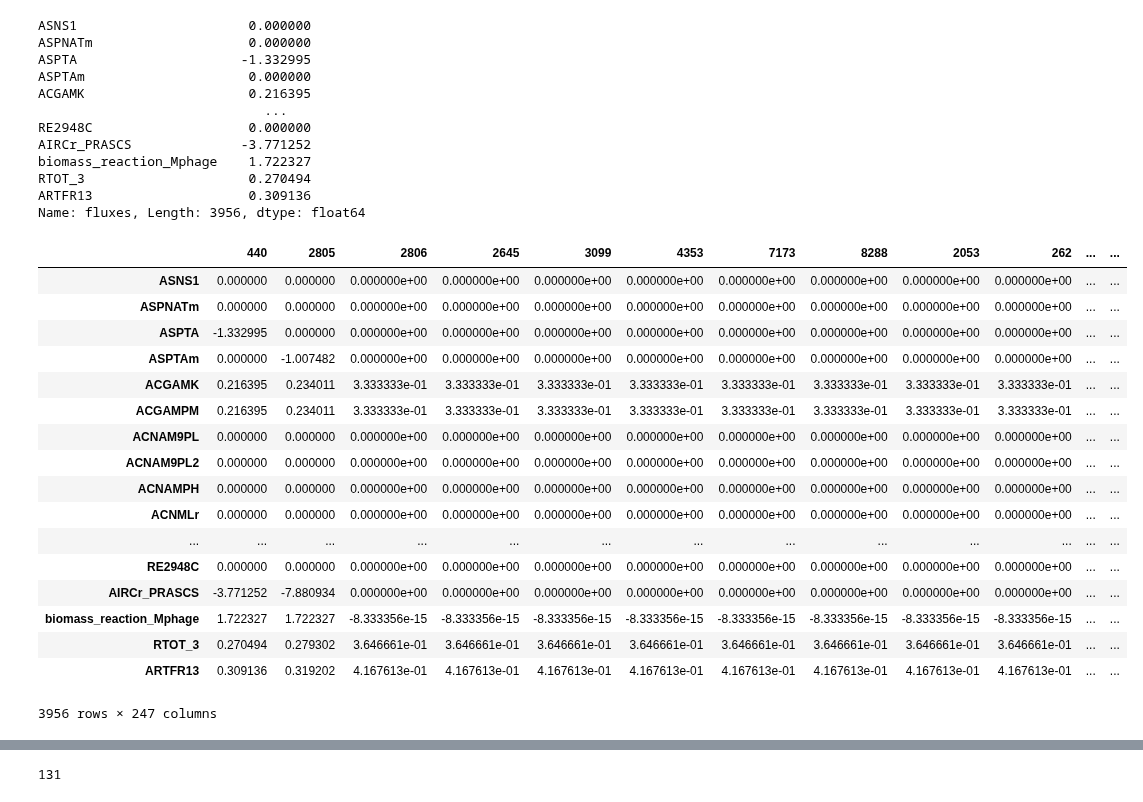
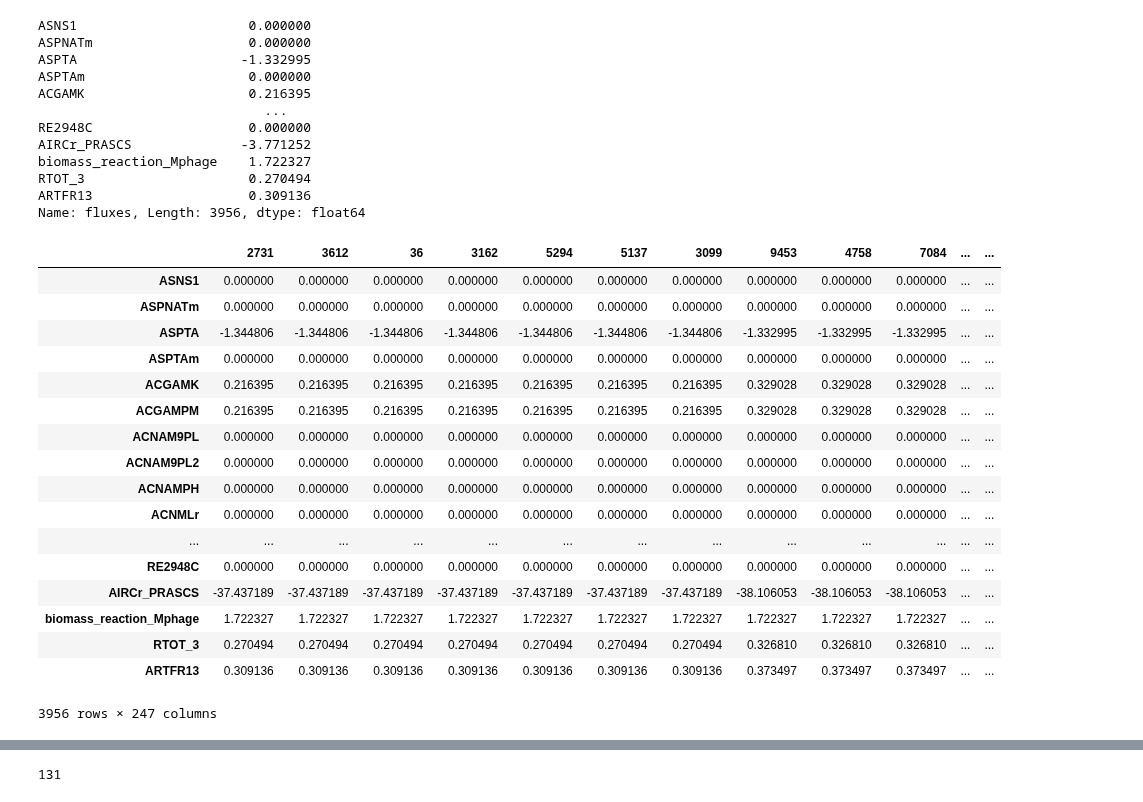
Before and after one commit to HelikarLab/COMO, a Jupyter notebook: py/cobrapy_test_scratch.ipynb, the cells around one changed output, grey strips where cells are left out. Saved outputs shown, nothing was run; the diff lists cells and outputs as text; code cells hidden in the pictures.

```diff
--- a/py/cobrapy_test_scratch.ipynb
+++ b/py/cobrapy_test_scratch.ipynb
@@ -166,33 +168,32 @@ Name: fluxes, Length: 3956, dtype: float64
 # %%
 model_opt = model.optimize().to_frame()
 
 fluxsolution = pd.DataFrame()
-for i in range(len(model.genes)):
-    if not model.genes[i].id in DT_model:
-        continue
-    model.genes[i].knock_out()
+for id in DT_model:
+    gene = model.genes.get_by_id(id)
+    gene.knock_out()
     opt_model = model.optimize().to_frame()
-    fluxsolution[model.genes[i].id]=opt_model['fluxes']
+    fluxsolution[id]=opt_model['fluxes']
 
 fluxsolution
 # %% [output]
-|  | 440 | 2805 | 2806 | 2645 | 3099 | 4353 | 7173 | 8288 | 2053 | 262 | ... | ... |
-| ASNS1 | 0.000000 | 0.000000 | 0.000000e+00 | 0.000000e+00 | 0.000000e+00 | 0.000000e+00 | 0.000000e+00 | 0.000000e+00 | 0.000000e+00 | 0.000000e+00 | ... | ... |
-| ASPNATm | 0.000000 | 0.000000 | 0.000000e+00 | 0.000000e+00 | 0.000000e+00 | 0.000000e+00 | 0.000000e+00 | 0.000000e+00 | 0.000000e+00 | 0.000000e+00 | ... | ... |
-| ASPTA | -1.332995 | 0.000000 | 0.000000e+00 | 0.000000e+00 | 0.000000e+00 | 0.000000e+00 | 0.000000e+00 | 0.000000e+00 | 0.000000e+00 | 0.000000e+00 | ... | ... |
-| ASPTAm | 0.000000 | -1.007482 | 0.000000e+00 | 0.000000e+00 | 0.000000e+00 | 0.000000e+00 | 0.000000e+00 | 0.000000e+00 | 0.000000e+00 | 0.000000e+00 | ... | ... |
-| ACGAMK | 0.216395 | 0.234011 | 3.333333e-01 | 3.333333e-01 | 3.333333e-01 | 3.333333e-01 | 3.333333e-01 | 3.333333e-01 | 3.333333e-01 | 3.333333e-01 | ... | ... |
-| ACGAMPM | 0.216395 | 0.234011 | 3.333333e-01 | 3.333333e-01 | 3.333333e-01 | 3.333333e-01 | 3.333333e-01 | 3.333333e-01 | 3.333333e-01 | 3.333333e-01 | ... | ... |
-| ACNAM9PL | 0.000000 | 0.000000 | 0.000000e+00 | 0.000000e+00 | 0.000000e+00 | 0.000000e+00 | 0.000000e+00 | 0.000000e+00 | 0.000000e+00 | 0.000000e+00 | ... | ... |
-| ACNAM9PL2 | 0.000000 | 0.000000 | 0.000000e+00 | 0.000000e+00 | 0.000000e+00 | 0.000000e+00 | 0.000000e+00 | 0.000000e+00 | 0.000000e+00 | 0.000000e+00 | ... | ... |
-| ACNAMPH | 0.000000 | 0.000000 | 0.000000e+00 | 0.000000e+00 | 0.000000e+00 | 0.000000e+00 | 0.000000e+00 | 0.000000e+00 | 0.000000e+00 | 0.000000e+00 | ... | ... |
-| ACNMLr | 0.000000 | 0.000000 | 0.000000e+00 | 0.000000e+00 | 0.000000e+00 | 0.000000e+00 | 0.000000e+00 | 0.000000e+00 | 0.000000e+00 | 0.000000e+00 | ... | ... |
+|  | 2731 | 3612 | 36 | 3162 | 5294 | 5137 | 3099 | 9453 | 4758 | 7084 | ... | ... |
+| ASNS1 | 0.000000 | 0.000000 | 0.000000 | 0.000000 | 0.000000 | 0.000000 | 0.000000 | 0.000000 | 0.000000 | 0.000000 | ... | ... |
+| ASPNATm | 0.000000 | 0.000000 | 0.000000 | 0.000000 | 0.000000 | 0.000000 | 0.000000 | 0.000000 | 0.000000 | 0.000000 | ... | ... |
+| ASPTA | -1.344806 | -1.344806 | -1.344806 | -1.344806 | -1.344806 | -1.344806 | -1.344806 | -1.332995 | -1.332995 | -1.332995 | ... | ... |
+| ASPTAm | 0.000000 | 0.000000 | 0.000000 | 0.000000 | 0.000000 | 0.000000 | 0.000000 | 0.000000 | 0.000000 | 0.000000 | ... | ... |
+| ACGAMK | 0.216395 | 0.216395 | 0.216395 | 0.216395 | 0.216395 | 0.216395 | 0.216395 | 0.329028 | 0.329028 | 0.329028 | ... | ... |
+| ACGAMPM | 0.216395 | 0.216395 | 0.216395 | 0.216395 | 0.216395 | 0.216395 | 0.216395 | 0.329028 | 0.329028 | 0.329028 | ... | ... |
+| ACNAM9PL | 0.000000 | 0.000000 | 0.000000 | 0.000000 | 0.000000 | 0.000000 | 0.000000 | 0.000000 | 0.000000 | 0.000000 | ... | ... |
+| ACNAM9PL2 | 0.000000 | 0.000000 | 0.000000 | 0.000000 | 0.000000 | 0.000000 | 0.000000 | 0.000000 | 0.000000 | 0.000000 | ... | ... |
+| ACNAMPH | 0.000000 | 0.000000 | 0.000000 | 0.000000 | 0.000000 | 0.000000 | 0.000000 | 0.000000 | 0.000000 | 0.000000 | ... | ... |
+| ACNMLr | 0.000000 | 0.000000 | 0.000000 | 0.000000 | 0.000000 | 0.000000 | 0.000000 | 0.000000 | 0.000000 | 0.000000 | ... | ... |
 | ... | ... | ... | ... | ... | ... | ... | ... | ... | ... | ... | ... | ... |
-| RE2948C | 0.000000 | 0.000000 | 0.000000e+00 | 0.000000e+00 | 0.000000e+00 | 0.000000e+00 | 0.000000e+00 | 0.000000e+00 | 0.000000e+00 | 0.000000e+00 | ... | ... |
-| AIRCr_PRASCS | -3.771252 | -7.880934 | 0.000000e+00 | 0.000000e+00 | 0.000000e+00 | 0.000000e+00 | 0.000000e+00 | 0.000000e+00 | 0.000000e+00 | 0.000000e+00 | ... | ... |
-| biomass_reaction_Mphage | 1.722327 | 1.722327 | -8.333356e-15 | -8.333356e-15 | -8.333356e-15 | -8.333356e-15 | -8.333356e-15 | -8.333356e-15 | -8.333356e-15 | -8.333356e-15 | ... | ... |
-| RTOT_3 | 0.270494 | 0.279302 | 3.646661e-01 | 3.646661e-01 | 3.646661e-01 | 3.646661e-01 | 3.646661e-01 | 3.646661e-01 | 3.646661e-01 | 3.646661e-01 | ... | ... |
-| ARTFR13 | 0.309136 | 0.319202 | 4.167613e-01 | 4.167613e-01 | 4.167613e-01 | 4.167613e-01 | 4.167613e-01 | 4.167613e-01 | 4.167613e-01 | 4.167613e-01 | ... | ... |
+| RE2948C | 0.000000 | 0.000000 | 0.000000 | 0.000000 | 0.000000 | 0.000000 | 0.000000 | 0.000000 | 0.000000 | 0.000000 | ... | ... |
+| AIRCr_PRASCS | -37.437189 | -37.437189 | -37.437189 | -37.437189 | -37.437189 | -37.437189 | -37.437189 | -38.106053 | -38.106053 | -38.106053 | ... | ... |
+| biomass_reaction_Mphage | 1.722327 | 1.722327 | 1.722327 | 1.722327 | 1.722327 | 1.722327 | 1.722327 | 1.722327 | 1.722327 | 1.722327 | ... | ... |
+| RTOT_3 | 0.270494 | 0.270494 | 0.270494 | 0.270494 | 0.270494 | 0.270494 | 0.270494 | 0.326810 | 0.326810 | 0.326810 | ... | ... |
+| ARTFR13 | 0.309136 | 0.309136 | 0.309136 | 0.309136 | 0.309136 | 0.309136 | 0.309136 | 0.373497 | 0.373497 | 0.373497 | ... | ... |
 3956 rows × 247 columns
 # %%
 fluxSolutionRatios = fluxsolution.div(model_opt['fluxes'],axis=0)
```
Also changed, not shown: parts of 6 cells of this notebook.
